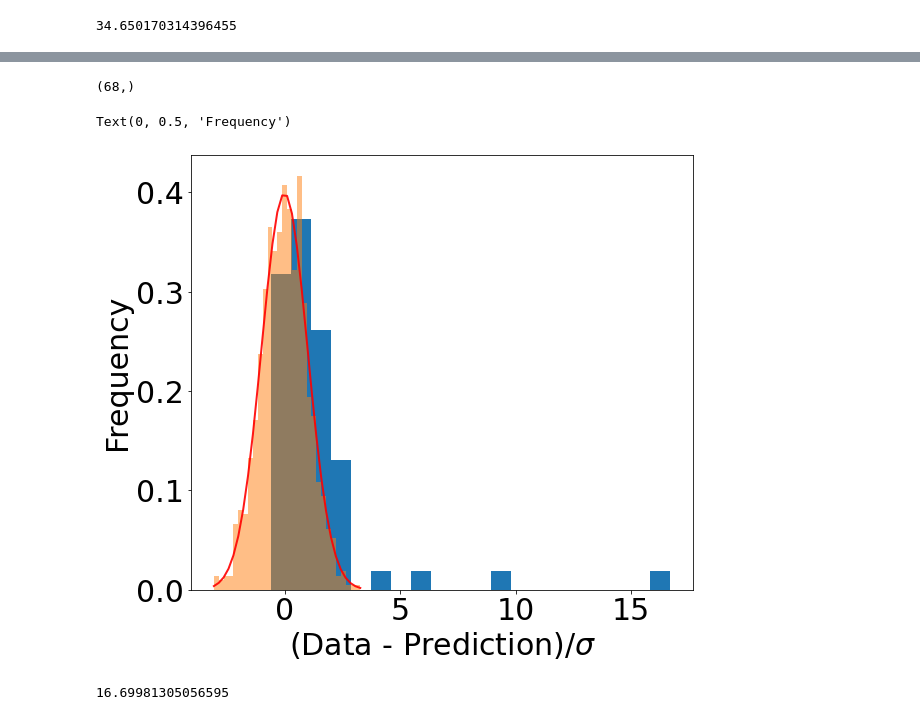
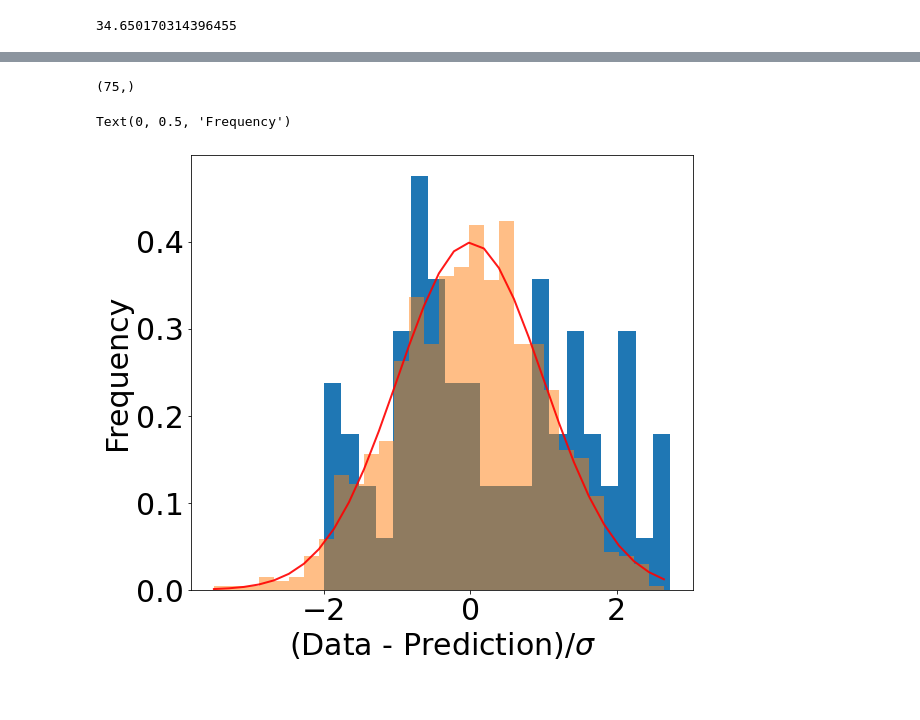
Before and after one commit to ni-phy/year4-project, a Jupyter notebook: Nikolas/gyrochronology/age_tfp_hmc.ipynb, the cells around one changed output, grey strips where cells are left out. Saved outputs shown, nothing was run; the diff lists cells and outputs as text; code cells hidden in the pictures.

```diff
--- a/Nikolas/gyrochronology/age_tfp_hmc.ipynb
+++ b/Nikolas/gyrochronology/age_tfp_hmc.ipynb
@@ -113,10 +113,10 @@ p_error = ((np.array(pl)+np.array(pu))/2)#(np.log(p) - np.log(np.array(p)-np.arr
 indctr = data0[:,24]
 index = 0
 for i in range(0, len(p)-index):
-  if mass[i]<1.2  or indctr[i]>1:
+  if p[i]<5 or indctr[i]>1:
     index = index+1
 for i in range(0, len(p)-index):
-  if mass[i]<1.2  or indctr[i]>1:
+  if p[i]<5  or indctr[i]>1:
     te.pop(int(np.where(np.array(p) == float(p[i]))[0]))
     tee.pop(int(np.where(np.array(p) == float(p[i]))[0]))
     age.pop(int(np.where(np.array(p) == float(p[i]))[0]))
@@ -124,10 +124,10 @@ for i in range(0, len(p)-index):
     ague.pop(int(np.where(np.array(p) == float(p[i]))[0]))
     massle.pop(int(np.where(np.array(p) == float(p[i]))[0]))
     massue.pop(int(np.where(np.array(p) == float(p[i]))[0]))
-    p.pop(int(np.where(np.array(p) == float(p[i]))[0]))
     pl.pop(int(np.where(np.array(p) == float(p[i]))[0]))
     pu.pop(int(np.where(np.array(p) == float(p[i]))[0]))
     mass.pop(int(np.where(np.array(p) == float(p[i]))[0]))
+    p.pop(int(np.where(np.array(p) == float(p[i]))[0]))
 
 mass_error = (np.array(massle) + np.array(massue))/2
 age_error = (np.array(agle)+np.array(ague))/2#np.log(age) - np.log(np.array(age) - np.array(agle))
@@ -319,0 +336,28 @@ Do not pass `graph_parents`.  They will  no longer be used.
+# %%
+
+noise_var1 = tfp.util.TransformedVariable(
+  0.001*noise_variance, tfb.Exp(), dtype=tf.float64, name='noise_variance')
+
+optimizer = tf.optimizers.Adam(learning_rate=.016, beta_1=.9, beta_2=.99)
+#optimizer = tf.keras.optimizers.SGD(learning_rate=1., momentum=0.0, nesterov=False)
+def optimize():
+  with tf.GradientTape() as tape:
+    loss = -gp.log_prob(observations)
+  grads = tape.gradient(loss, gp.trainable_variables)
+  optimizer.apply_gradients(zip(grads, gp.trainable_variables))
+  return loss
+
+gp = tfd.GaussianProcessRegressionModel(
+    kernel=psd_kernels.ExponentiatedQuadratic(np.mean(amplitudes), np.mean(length_scales)),
+    index_points=X_test,
+    observation_index_points=observation_index_points_1,
+    observations= observations,
+    observation_noise_variance=noise_variance, predictive_noise_variance = noise_var1)
+
+for i in range(1000):
+  neg_log_likelihood_ = optimize()
+  if i % 100 == 0:
+    print('.')
+print("Final NLL = {}".format(neg_log_likelihood_))
+samples = gp.sample(10).numpy()
+var = np.array(gp.variance())
@@ -320,3 +401,6 @@ Do not pass `graph_parents`.  They will  no longer be used.
+# %%
+samples = gp.sample(10).numpy()
+var = np.array(gp.variance())
 # %%
 var1 = np.array([
       amplitudes[0],
@@ -595,30 +663,24 @@ files.download("z_stat_mass.pdf")
 # %%
 Z = (np.sort(p)-vals[0,:])/vals[1,:]
 print(Y.shape)
-x = Z.tolist()
-for i in range(0,len(x)):
-  if Z[i]>6:
-    x.pop(i)
-Z = np.array(x)
+Z = Z[Z<5]
 plt.figure(figsize=(9,8))
 plt.hist(Z, density=True, bins=20)
 mu, sigma = 0, 1 # mean and standard deviation
 s = np.random.normal(mu, sigma, 1000)
 count, bins, ignored = plt.hist(s, 30, density=True, alpha=0.5)
 plt.plot(bins, 1/(sigma * np.sqrt(2 * np.pi)) *
                np.exp( - (bins - mu)**2 / (2 * sigma**2) ),
          linewidth=2, color='r', alpha=0.9)
 #plt.xlim((-5,5))
 plt.xlabel('(Data - Prediction)/$\sigma$')
 plt.ylabel('Frequency')
 # %% [output]
-(68,)
+(75,)
 Text(0, 0.5, 'Frequency')
-[figure, old version]
+[figure, new version]
 # %%
 max(Z)
-# %% [output]
-16.69981305056595
 # %%
 import collections
 PooledModel = collections.namedtuple('PooledModel', ['Amplitude1','Length_Scale1', 'Obs'])
```
Also changed, not shown: parts of 21 cells of this notebook.
